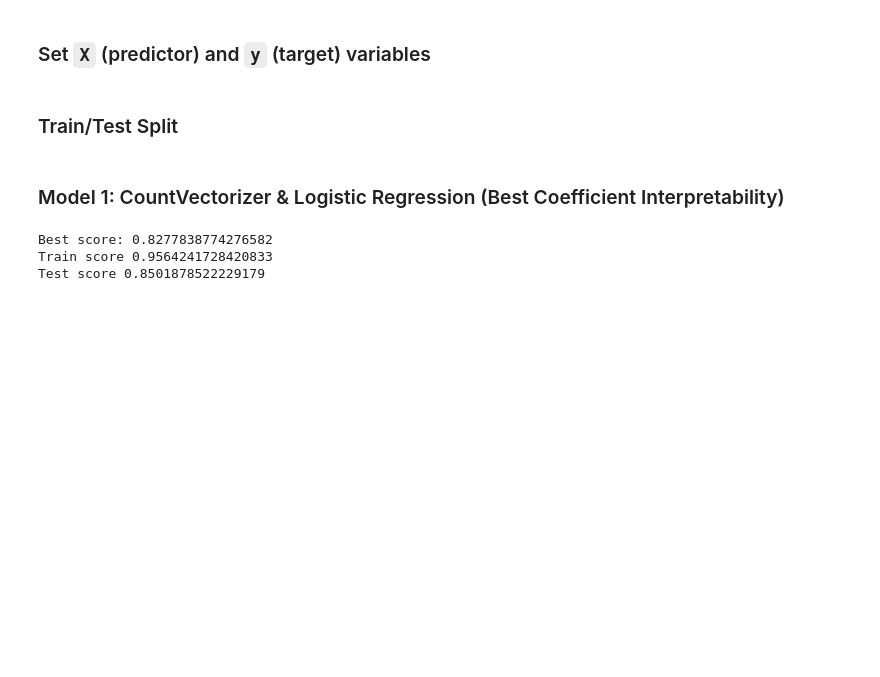
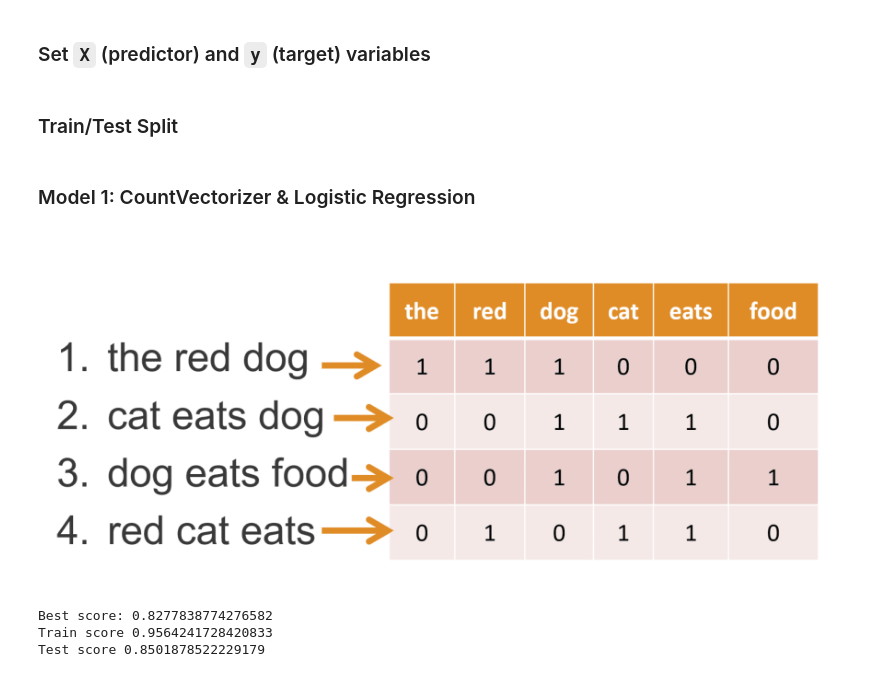
Before and after one commit to ShubhiKhanna/Fake-News, a Jupyter notebook: FakeNews_NLP_Onion.ipynb, the cells around one changed output. Drawn from its saved outputs; the diff is of its cells as text; code cells hidden in the pictures; blank space fills up the shorter version.

Commit message:
Updated images

```diff
--- a/FakeNews_NLP_Onion.ipynb
+++ b/FakeNews_NLP_Onion.ipynb
@@ -654,7 +658,12 @@ X_train, X_test, y_train, y_test = train_test_split(X,
                                                     random_state=42,
                                                     stratify=y)
 # %% [markdown]
-### Model 1: CountVectorizer & Logistic Regression (Best Coefficient Interpretability)
+### Model 1: CountVectorizer & Logistic Regression
+# %%
+from IPython.display import Image
+Image("countvectorizer.png")
+# %% [output]
+[figure, added]
 # %%
 pipe = Pipeline([('cvec', CountVectorizer()),
                  ('lr', LogisticRegression(solver='liblinear'))])
```
Also changed, not shown: parts of 7 cells of this notebook.
